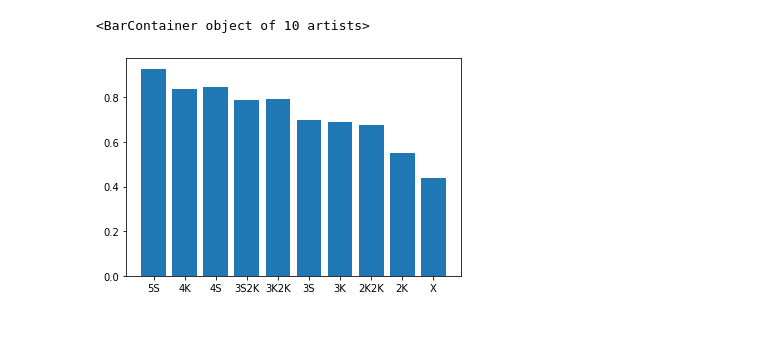
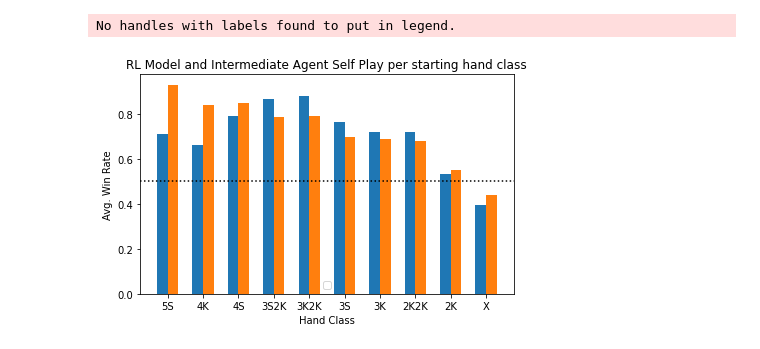
Before and after one commit to york-rwsa/yaniv-rl, a Jupyter notebook: experiments/starting_hands/hand_classes/starting_hand_class.ipynb, the cells around one changed output. Saved outputs shown, nothing was run; the diff lists cells and outputs as text; code cells hidden in the pictures.

```diff
--- a/experiments/starting_hands/hand_classes/starting_hand_class.ipynb
+++ b/experiments/starting_hands/hand_classes/starting_hand_class.ipynb
@@ -15,12 +16,30 @@ res = {
     '2K': {'payoffs': [ 0.1028, -0.1028], 'wins': [5514, 4486], 'draws': 0, 'roundlen': 32.9, 'assafs': [858, 863]},
     'X': {'payoffs': [-0.1206,  0.1206], 'wins': [4397, 5603], 'draws': 0, 'roundlen': 36.2534, 'assafs': [883, 884]}
 }
+
+with open('./handclassoutput.json', 'r') as f:
+    model_res = json.load(f)
-# %%
-
-cats = ['5S', '4K', '4S', '3S2K', '3K2K', '3S', '3K', '2K2K', '2K', 'X']
-ind = np.arange(len(cats))
-winrates = [res[c]['wins'][0] / 10000 for c in cats]
-plt.bar(cats, winrates)
-# %% [output]
-<BarContainer object of 10 artists>
-[figure, removed]
+# %%
+
+cats = ['5S', '4K', '4S', '3S2K', '3K2K', '3S', '3K', '2K2K', '2K', 'X']
+x = np.arange(len(cats))
+winrates = [res[c]['wins'][0] / 10000 for c in cats]
+width = 0.3
+
+fig, ax = plt.subplots()
+
+ax.bar(x - width / 2, [r['player_0_win_mean'] for r in model_res], width, color="tab:blue", label="Best RL Model")
+ax.bar(x + width / 2, winrates, width, color="tab:orange", label="Intermediate Rule Agent")
+
+ax.axhline(linestyle=":", y=0.5, color="black")
+
+ax.legend(ncol=2, loc='lower center')
+
+ax.set_xticks(x)
+ax.set_xticklabels(cats)
+ax.set(title="RL Model and Intermediate Agent Self Play per starting hand class", xlabel="Hand Class", ylabel="Avg. Win Rate")
+
+fig.tight_layout()
+# %% [output]
+No handles with labels found to put in legend.
+[figure, added]
```
Also changed, not shown: parts of 1 cell of this notebook, 20 other files.
